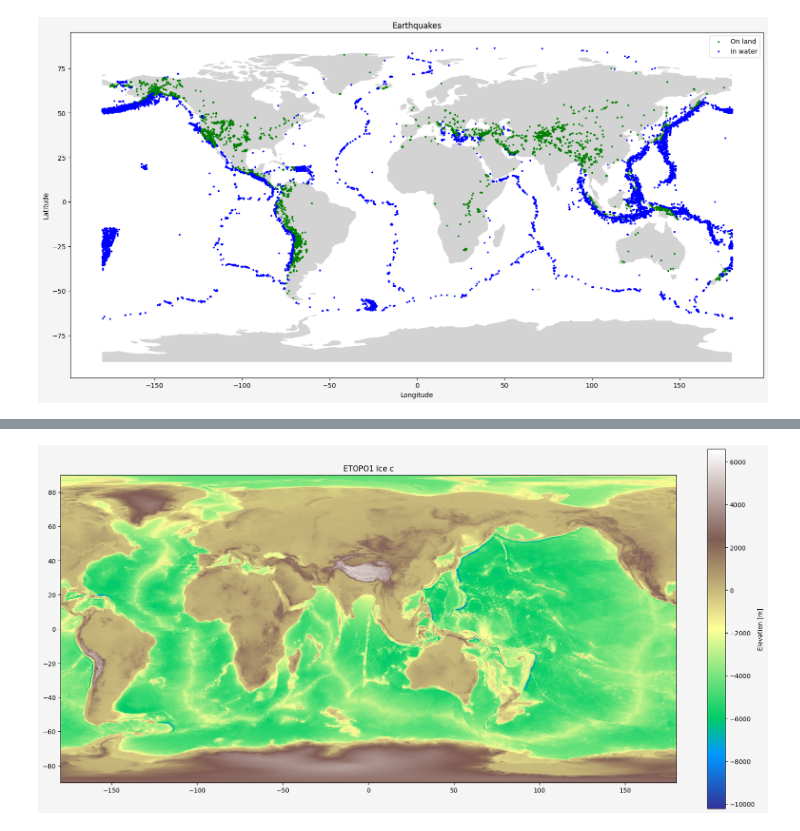
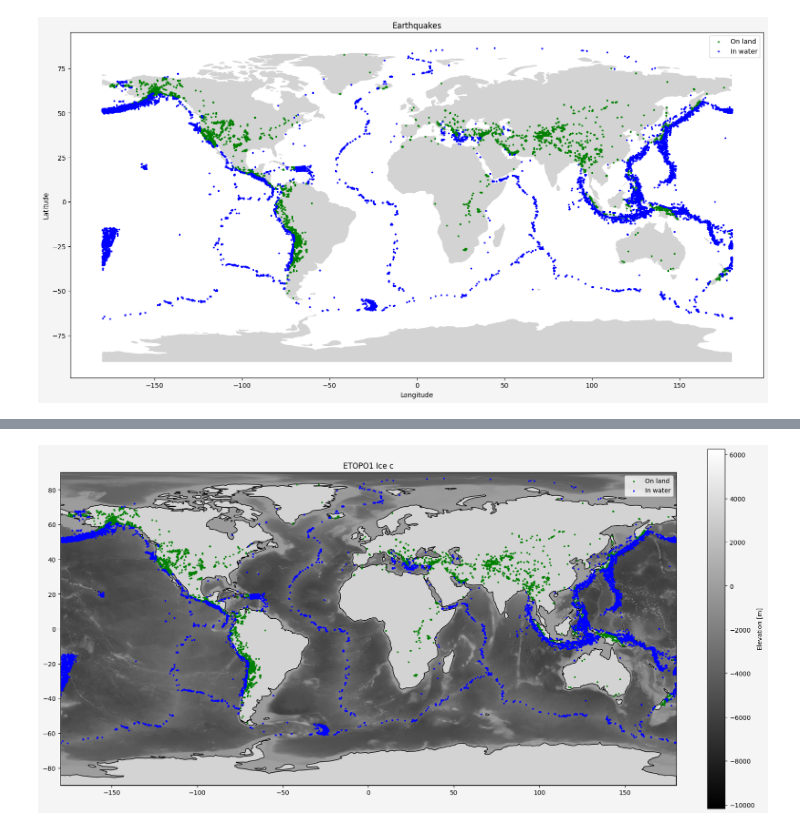
Before and after one commit to janiejestemja/geo, a Jupyter notebook: learning_notes.ipynb, the cells around one changed output, grey strips where cells are left out. Saved outputs shown, nothing was run; the diff lists cells and outputs as text; code cells hidden in the pictures.

```diff
--- a/learning_notes.ipynb
+++ b/learning_notes.ipynb
@@ -166,3 +162,0 @@ import rasterio
-# %%
-with rasterio.open("data/ETOPO1_Ice_c_geotiff.tif") as source:
-    elevation = source.read(1)[::10, ::10] # Read every 10th Pixel
@@ -191,19 +162,0 @@ center_lng = -90
-# %%
-with rasterio.open("data/ETOPO1_Ice_c_geotiff.tif") as source:
-    elevation = source.read(1)[::10, ::10]
-
-    transform = source.transform
-    shift_lng = int((center_lng / 360) * elevation.shape[1])
-
-    elevation = np.roll(elevation, shift_lng, axis=1)
-
-    bounds = source.bounds
-    lng_min, lat_min, lng_max, lat_max = bounds
-# %%
-fig, ax = plt.subplots(figsize=(16, 8), facecolor="whitesmoke", layout="constrained")
-plt.imshow(elevation, cmap="terrain", extent=extent)
-plt.colorbar(label="Elevation [m]")
-plt.title("ETOPO1 Ice c")
-plt.show()
-# %% [output]
-[figure, removed]
@@ -209,0 +167,25 @@ plt.show()
+# %%
+scale_factor = 10
+# %%
+with rasterio.open("data/ETOPO1_Ice_c_geotiff.tif") as src:
+    new_width = src.width // scale_factor
+    new_height = src.height // scale_factor
+
+    elevation = src.read(1, out_shape=(new_height, new_width), resampling=Resampling.average)
+    extent = [src.bounds.left, src.bounds.right, src.bounds.bottom, src.bounds.top]
+# %%
+fig, ax = plt.subplots(figsize=(16, 8), facecolor="whitesmoke", layout="constrained")
+elev_img = ax.imshow(elevation, cmap="binary_r", extent=extent, origin="upper")
+
+plt.colorbar(elev_img, ax=ax, label="Elevation [m]")
+
+world.plot(ax=ax, facecolor="lightgrey", edgecolor="black", linewidth=1)
+
+gdf[gdf["on_land"] == True].plot(ax=ax, marker="o", markersize=3, color="green", label="On land")
+gdf[gdf["on_land"] == False].plot(ax=ax, marker="o", markersize=3, color="blue", label="In water")
+
+plt.title("ETOPO1 Ice c")
+plt.legend()
+plt.show()
+# %% [output]
+[figure, added]
```
Also changed, not shown: parts of 12 cells of this notebook.
